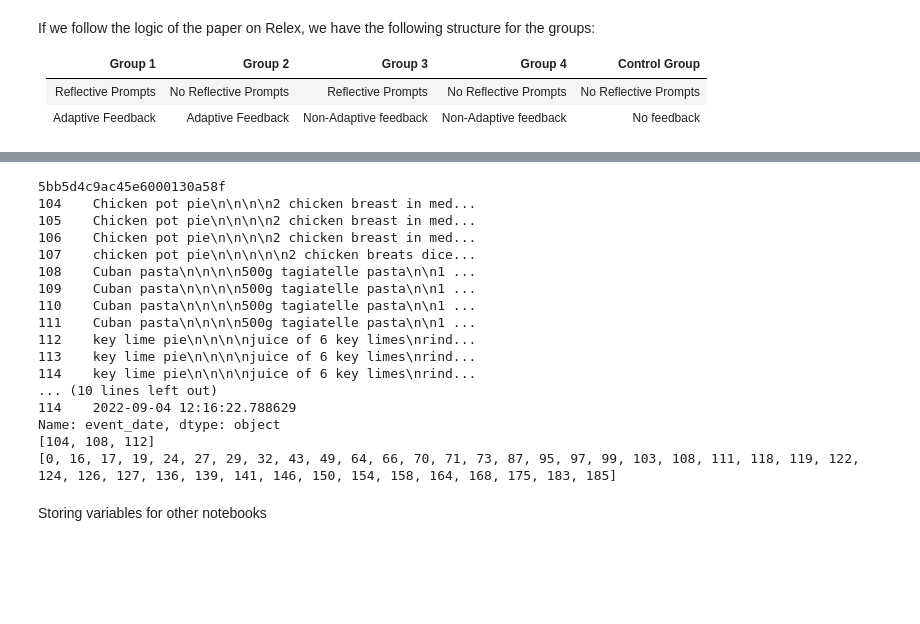
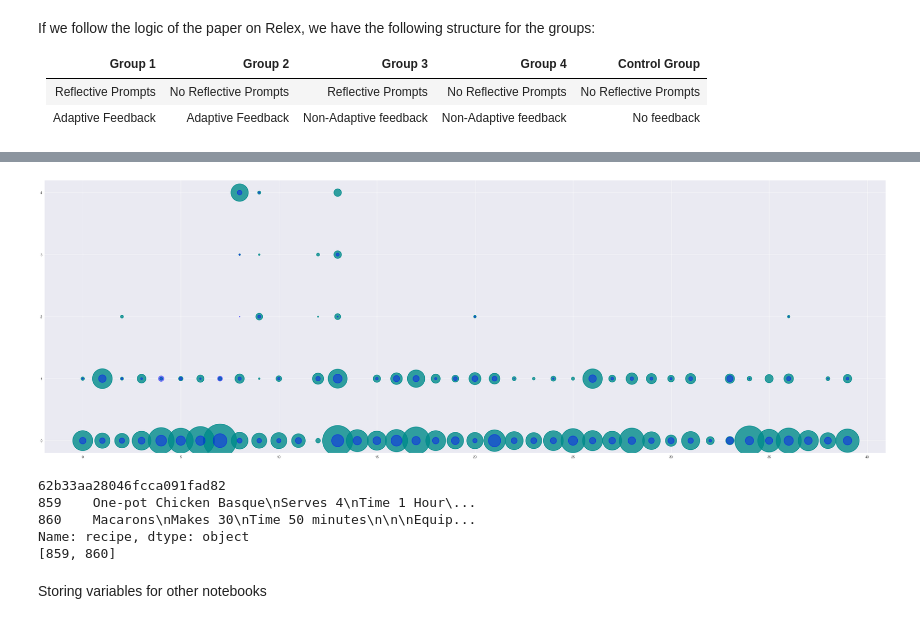
Before and after one commit to lucamouchel/Understanding-Revision-Behavior, a Jupyter notebook: InsertsDelComparisons.ipynb, the cells around one changed output, grey strips where cells are left out. Drawn from its saved outputs; the diff is of its cells as text; code cells hidden in the pictures; blank space fills up the shorter version.

```diff
--- a/InsertsDelComparisons.ipynb
+++ b/InsertsDelComparisons.ipynb
@@ -483,32 +498,22 @@ print(sorted_users[INDICES[0][2]])
+# %%
+plot_group_at_recipe(group_n=5, recipe_number=NTH_RECIPE, vertical=True)
+# %% [output]
+[figure, added]
 # %%
 def print_user_recipes(index):
     print(sorted_users[index])
     a = np.where(df['user_id'] == sorted_users[index])
     for i in a:
-        print(df['recipe'].iloc[i], df['event_date'].iloc[i])
+        print(df['recipe'].iloc[i])
     print(map_[index])
 
-a = INDICES[3][5]
-print_user_recipes(a)
-print(INDICES[4])
+print_user_recipes(144)
 # %% [output]
-5bb5d4c9ac45e6000130a58f
-104    Chicken pot pie\n\n\n\n2 chicken breast in med...
-105    Chicken pot pie\n\n\n\n2 chicken breast in med...
-106    Chicken pot pie\n\n\n\n2 chicken breast in med...
-107    chicken pot pie\n\n\n\n\n2 chicken breats dice...
-108    Cuban pasta\n\n\n\n500g tagiatelle pasta\n\n1 ...
-109    Cuban pasta\n\n\n\n500g tagiatelle pasta\n\n1 ...
-110    Cuban pasta\n\n\n\n500g tagiatelle pasta\n\n1 ...
-111    Cuban pasta\n\n\n\n500g tagiatelle pasta\n\n1 ...
-112    key lime pie\n\n\n\njuice of 6 key limes\nrind...
-113    key lime pie\n\n\n\njuice of 6 key limes\nrind...
-114    key lime pie\n\n\n\njuice of 6 key limes\nrind...
-... (10 lines left out)
-114    2022-09-04 12:16:22.788629
-Name: event_date, dtype: object
-[104, 108, 112]
-[0, 16, 17, 19, 24, 27, 29, 32, 43, 49, 64, 66, 70, 71, 73, 87, 95, 97, 99, 103, 108, 111, 118, 119, 122, 124, 126, 127, 136, 139, 141, 146, 150, 154, 158, 164, 168, 175, 183, 185]
+62b33aa28046fcca091fad82
+859    One-pot Chicken Basque\nServes 4\nTime 1 Hour\...
+860    Macarons\nMakes 30\nTime 50 minutes\n\n\nEquip...
+Name: recipe, dtype: object
+[859, 860]
 # %% [markdown]
 Storing variables for other notebooks
 # %%
```
Also changed, not shown: parts of 9 cells of this notebook, 15 other files.
